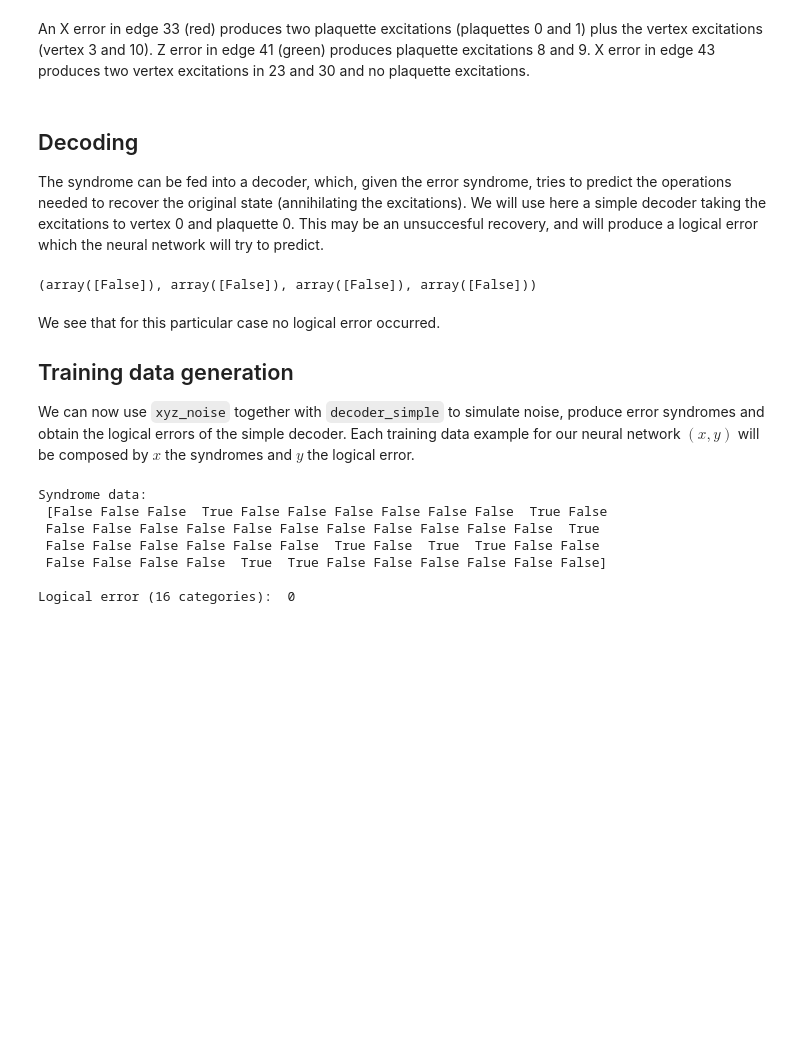
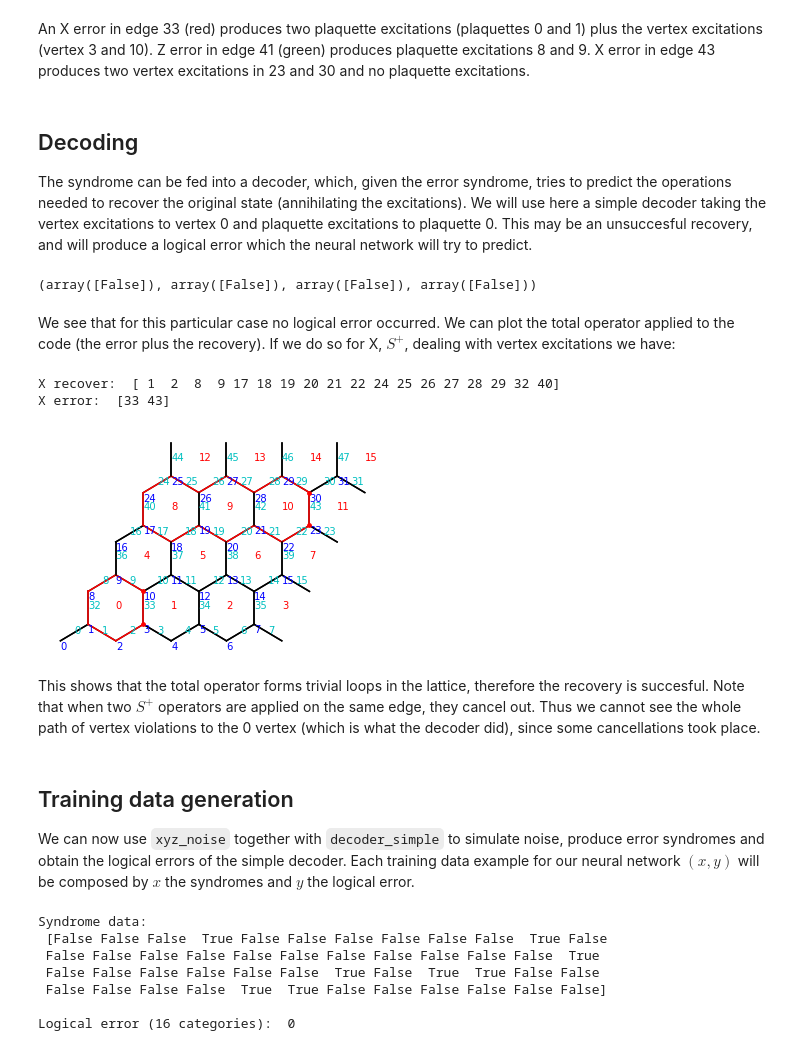
Before and after one commit to varona/nn_decoder, a Jupyter notebook: notebooks/data_gen.ipynb, the cells around one changed output. Cells and saved outputs as stored; diff of their text form; code cells hidden in the pictures; blank space fills up the shorter version.

Commit message:
Decoding plot

```diff
--- a/notebooks/data_gen.ipynb
+++ b/notebooks/data_gen.ipynb
@@ -85,7 +85,7 @@ An X error in edge 33 (red) produces two plaquette excitations (plaquettes 0 and
 # %% [markdown]
 ## Decoding
 
-The syndrome can be fed into a decoder, which, given the error syndrome, tries to predict the operations needed to recover the original state (annihilating the excitations). We will use here a simple decoder taking the excitations to vertex 0 and plaquette 0. This may be an unsuccesful recovery, and will produce a logical error which the neural network will try to predict.
+The syndrome can be fed into a decoder, which, given the error syndrome, tries to predict the operations needed to recover the original state (annihilating the excitations). We will use here a simple decoder taking the vertex excitations to vertex 0 and plaquette excitations to plaquette 0. This may be an unsuccesful recovery, and will produce a logical error which the neural network will try to predict.
 # %%
 from decoding import decoder_simple
 # Recovery operators
@@ -97,9 +97,24 @@ logical_error = decoder_simple.decode_result(
 print(logical_error)
 # %% [output]
 (array([False]), array([False]), array([False]), array([False]))
+# %% [markdown]
+We see that for this particular case no logical error occurred. We can plot the total operator applied to the code (the error plus the recovery). If we do so for X, $S^+$, dealing with vertex excitations we have:
+# %%
+X_total = decoder_simple.operation_total(X_edge, X_recover)
+
+small_lattice.plot_lattice(e_numbers=True)
+small_lattice.plot_error(X_total[0].astype(int), [])
+small_lattice.plot_syndrome([], v_syn_ind)
+
+print('X recover: ', X_recover)
+print('X error: ', X_edge[0])
+# %% [output]
+X recover:  [ 1  2  8  9 17 18 19 20 21 22 24 25 26 27 28 29 32 40]
+X error:  [33 43]
+[figure, added]
+# %% [markdown]
+This shows that the total operator forms trivial loops in the lattice, therefore the recovery is succesful. Note that when two $S^+$ operators are applied on the same edge, they cancel out. Thus we cannot see the whole path of vertex violations to the 0 vertex (which is what the decoder did), since some cancellations took place.
 # %% [markdown]
-We see that for this particular case no logical error occurred.
-
 ## Training data generation
 
 We can now use `xyz_noise` together with `decoder_simple` to simulate noise, produce error syndromes and obtain the logical errors of the simple decoder. Each training data example for our neural network $(x,y)$ will be composed by $x$ the syndromes and $y$ the logical error.
```
Also changed, not shown: parts of 1 cell of this notebook.
